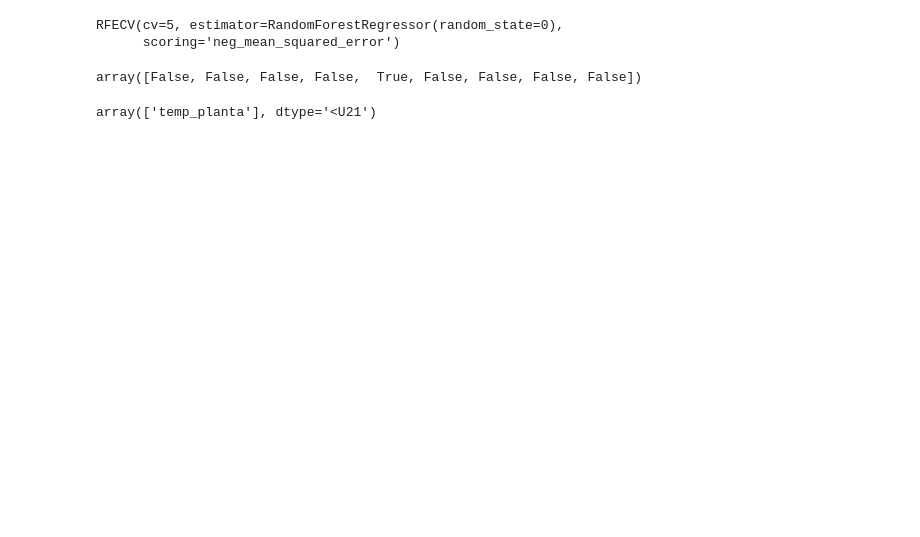
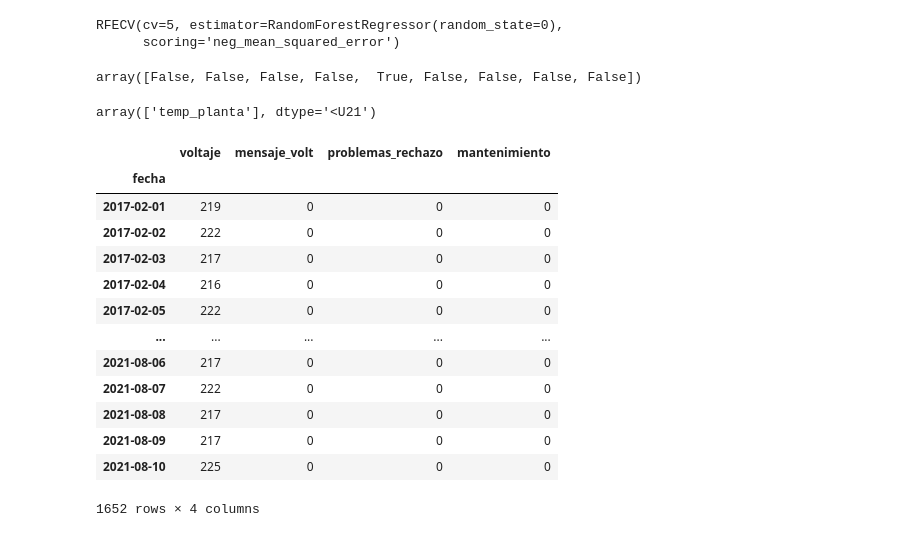
Before and after one commit to JorgeMoGlz/proyecto-seminario, a Jupyter notebook: Untitled.ipynb, the cells around one changed output. Drawn from its saved outputs; the diff is of its cells as text; code cells hidden in the pictures; blank space fills up the shorter version.

```diff
--- a/Untitled.ipynb
+++ b/Untitled.ipynb
@@ -193,0 +196,2 @@ Index(['voltaje', 'horas_comp_trabajadas', 'temp_planta'], dtype='object')
+# %%
+fs_dtc = list(df_mantenimiento.columns[best_subset])
@@ -257,3 +271,21 @@ selected_features = np.array(features)[rfe.get_support()]
 selected_features
 # %% [output]
 array(['temp_planta'], dtype='<U21')
+# %%
+df_mantto_dtc = df_mantenimiento[fs_dtc+["mantenimiento"]]
+df_mantto_dtc
+# %% [output]
+|  | voltaje | mensaje_volt | problemas_rechazo | mantenimiento |
+| fecha |  |  |  |  |
+| 2017-02-01 | 219 | 0 | 0 | 0 |
+| 2017-02-02 | 222 | 0 | 0 | 0 |
+| 2017-02-03 | 217 | 0 | 0 | 0 |
+| 2017-02-04 | 216 | 0 | 0 | 0 |
+| 2017-02-05 | 222 | 0 | 0 | 0 |
+| ... | ... | ... | ... | ... |
+| 2021-08-06 | 217 | 0 | 0 | 0 |
+| 2021-08-07 | 222 | 0 | 0 | 0 |
+| 2021-08-08 | 217 | 0 | 0 | 0 |
+| 2021-08-09 | 217 | 0 | 0 | 0 |
+| 2021-08-10 | 225 | 0 | 0 | 0 |
+1652 rows × 4 columns
```
Also changed, not shown: parts of 29 cells of this notebook, 1 other file.
